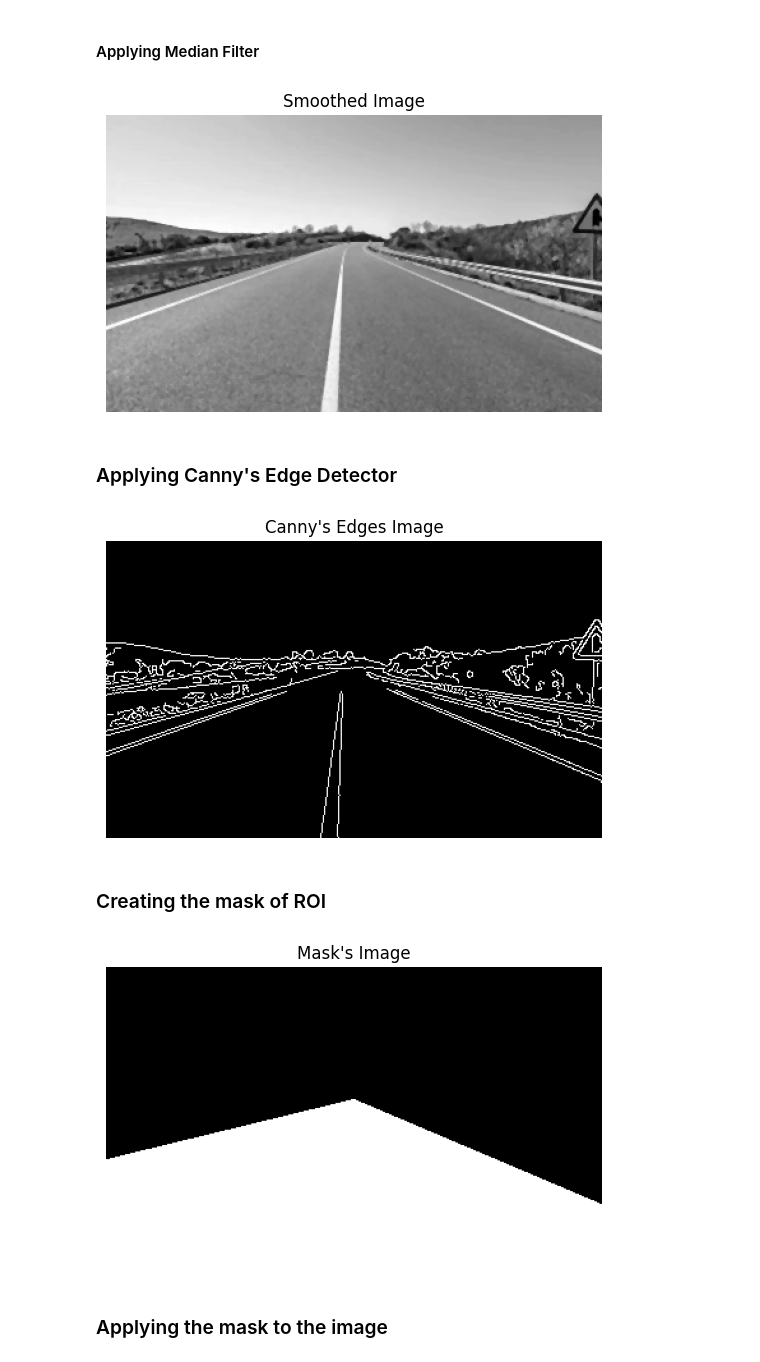
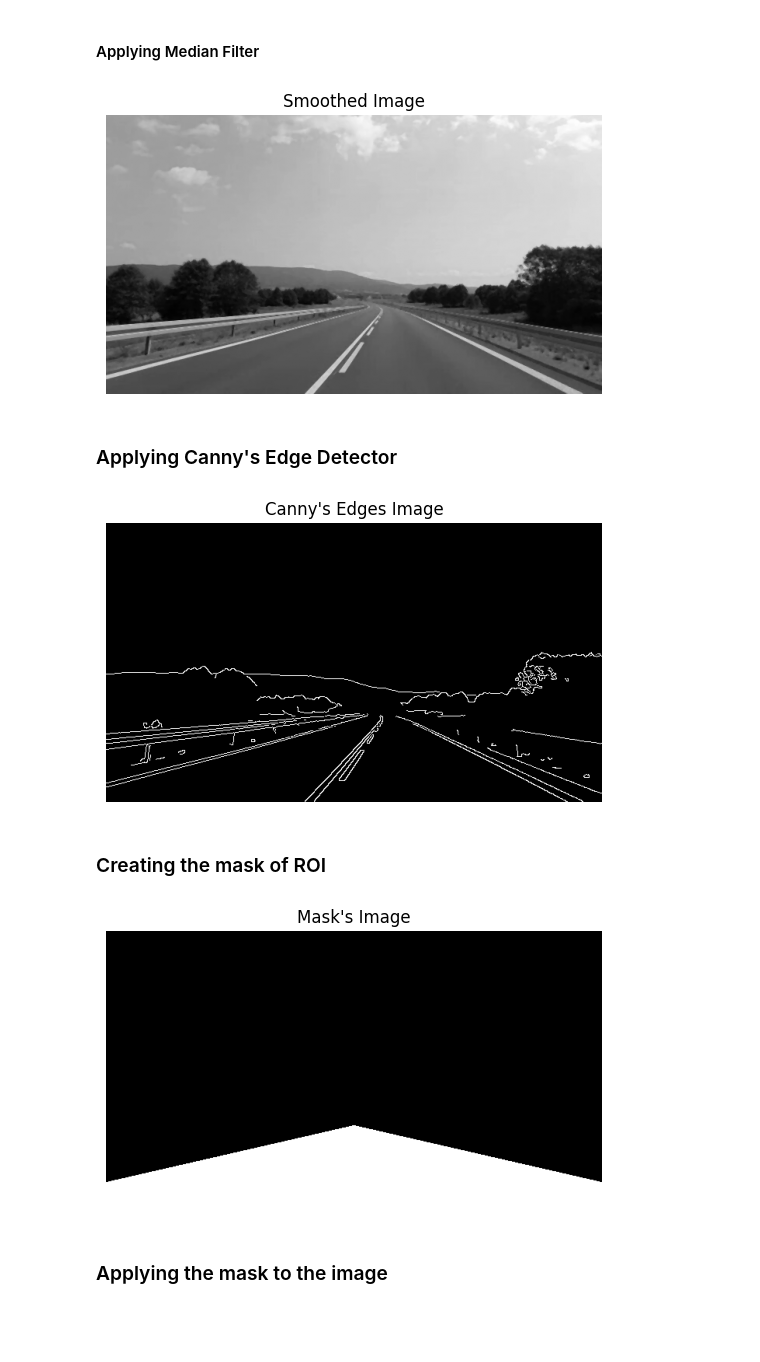
Before and after one commit to Amincsed26/Road-Lane-Detection-Using-Hough-Transform, a Jupyter notebook: lane-detection.ipynb, the cells around one changed output. Saved outputs shown, nothing was run; the diff lists cells and outputs as text; code cells hidden in the pictures; blank space fills up the shorter version.

```diff
--- a/lane-detection.ipynb
+++ b/lane-detection.ipynb
@@ -5,9 +5,8 @@ import numpy as np
 # %% [markdown]
 ### Reading Image
 # %%
-#bgr = cv.imread('Road.png')
-bgr = cv.imread('R1.png')
-#plt.imshow(bgr)
-#plt.title("Original Image (BGR)")
-#plt.axis('off')
-#plt.show()
+bgr = cv.imread('Road03.png')
+plt.imshow(bgr)
+plt.title("Original Image (BGR)")
+plt.axis('off')
+plt.show()
@@ -38,7 +41,7 @@ plt.title("Smoothed Image")
 plt.axis('off')
 plt.show()
 # %% [output]
-[figure, old version]
+[figure, new version]
 # %% [markdown]
 ### Applying Canny's Edge Detector
 # %%
@@ -48,36 +51,35 @@ plt.title("Canny's Edges Image")
 plt.axis('off')
 plt.show()
 # %% [output]
-[figure, old version]
+[figure, new version]
 # %% [markdown]
 ### Creating the mask of ROI
 # %%
 h, w = canny.shape
-"""
+#v = np.array([[
+#    (0, h),
+#    (0, int(0.65 * h)),
+#    (int(0.55 * w), int(0.45 * h)),
+#    (w, int(0.8 * h)),
+#    (w, h)
+#]])
+
 v = np.array([[
     (0, h),
-    (0, int(0.5 * h)),
-    (int(0.55 * w), int(0.45 * h)),
-    (w, h)
-]])
-"""
-v = np.array([[
-    (0, h),
-    (0, int(0.65 * h)),
-    (int(0.5 * w), int(0.45 * h)),
-    (w, int(0.8 * h)),
+    (0, int(0.9 * h)),
+    (int(0.5 * w), int(0.7 * h)),
+    (w, int(0.9 * h)),
     (w, h)
 ]])
 
 mask = np.zeros_like(canny)
 cv.fillPoly(mask, v, 255)
-
 plt.imshow(mask,  cmap='gray')
 plt.title("Mask's Image")
 plt.axis('off')
 plt.show()
 # %% [output]
-[figure, old version]
+[figure, new version]
 # %% [markdown]
 ### Applying the mask to the image
 # %%
```
Also changed, not shown: parts of 11 cells of this notebook.
